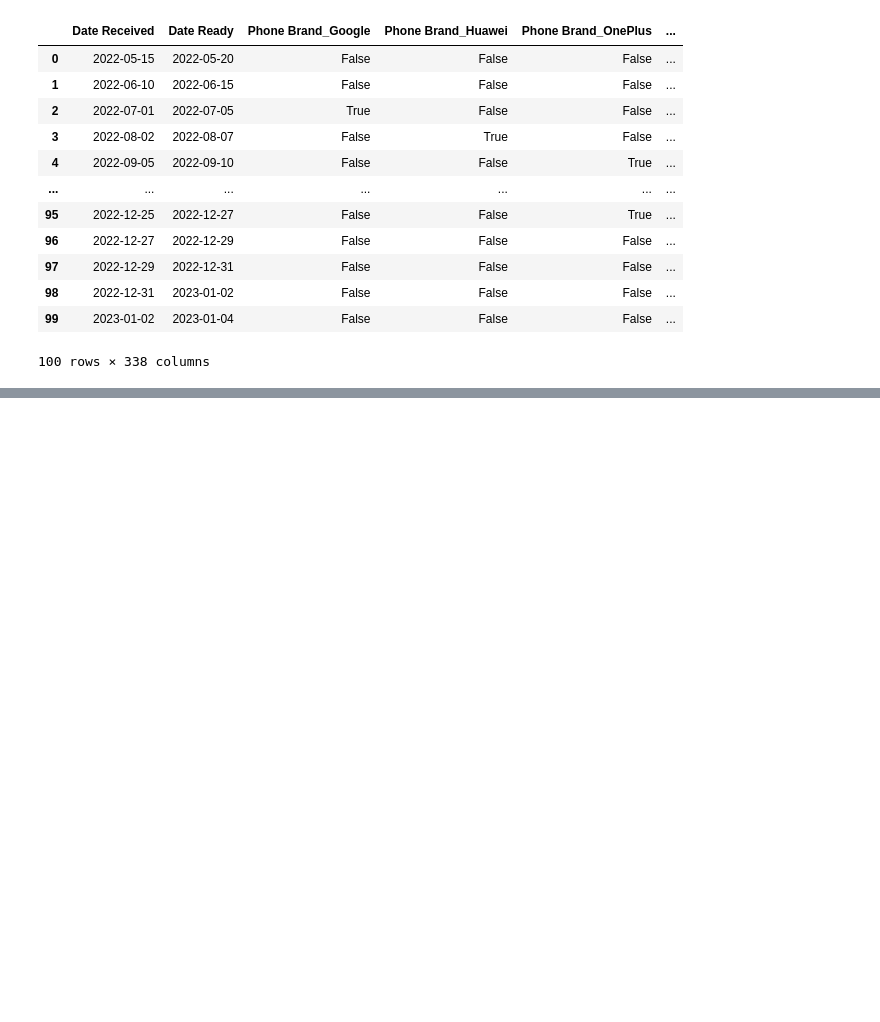
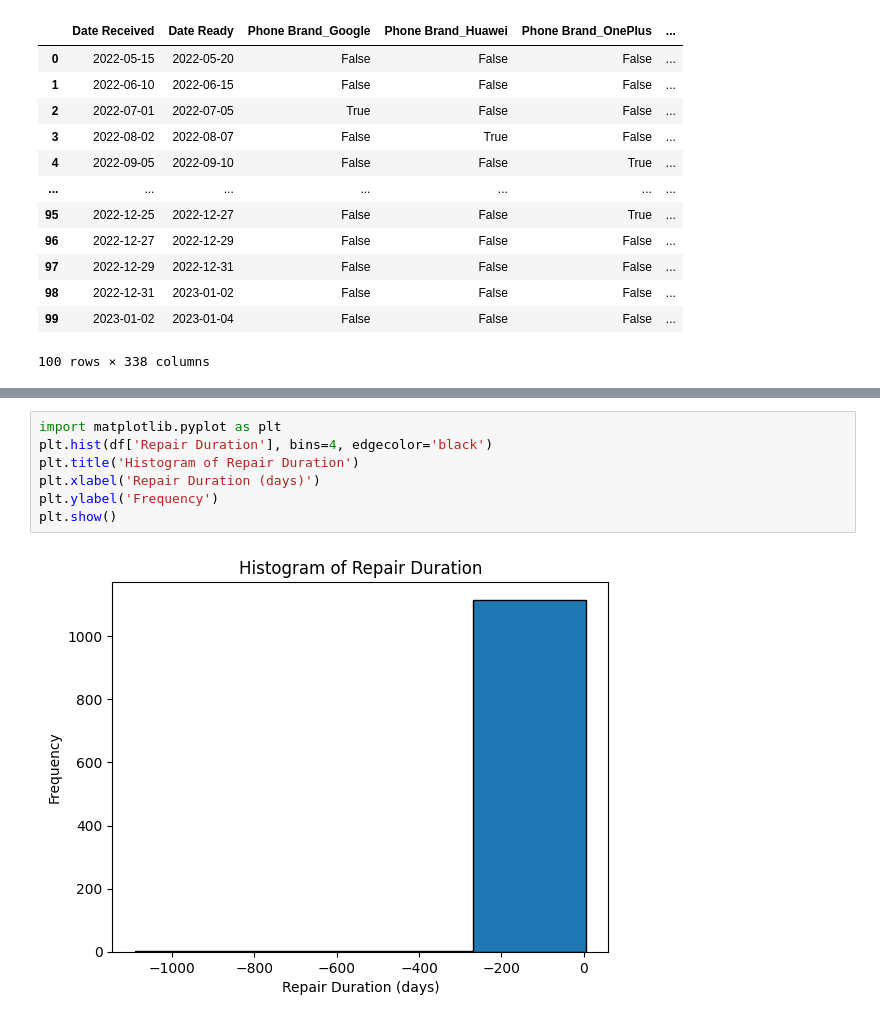
Before and after one commit to nikolamurgo/phone-repair-estimation, a Jupyter notebook: phone-repair-estimation.ipynb, the cells around one changed output, grey strips where cells are left out. Cells and saved outputs as stored; diff of their text form; blank space fills up the shorter version.

```diff
--- a/phone-repair-estimation.ipynb
+++ b/phone-repair-estimation.ipynb
@@ -75,0 +86,9 @@ df.head(100)
+# %%
+import matplotlib.pyplot as plt
+plt.hist(df['Repair Duration'], bins=4, edgecolor='black')
+plt.title('Histogram of Repair Duration')
+plt.xlabel('Repair Duration (days)')
+plt.ylabel('Frequency')
+plt.show()
+# %% [output]
+[figure, added]
```
Also changed, not shown: parts of 7 cells of this notebook.
